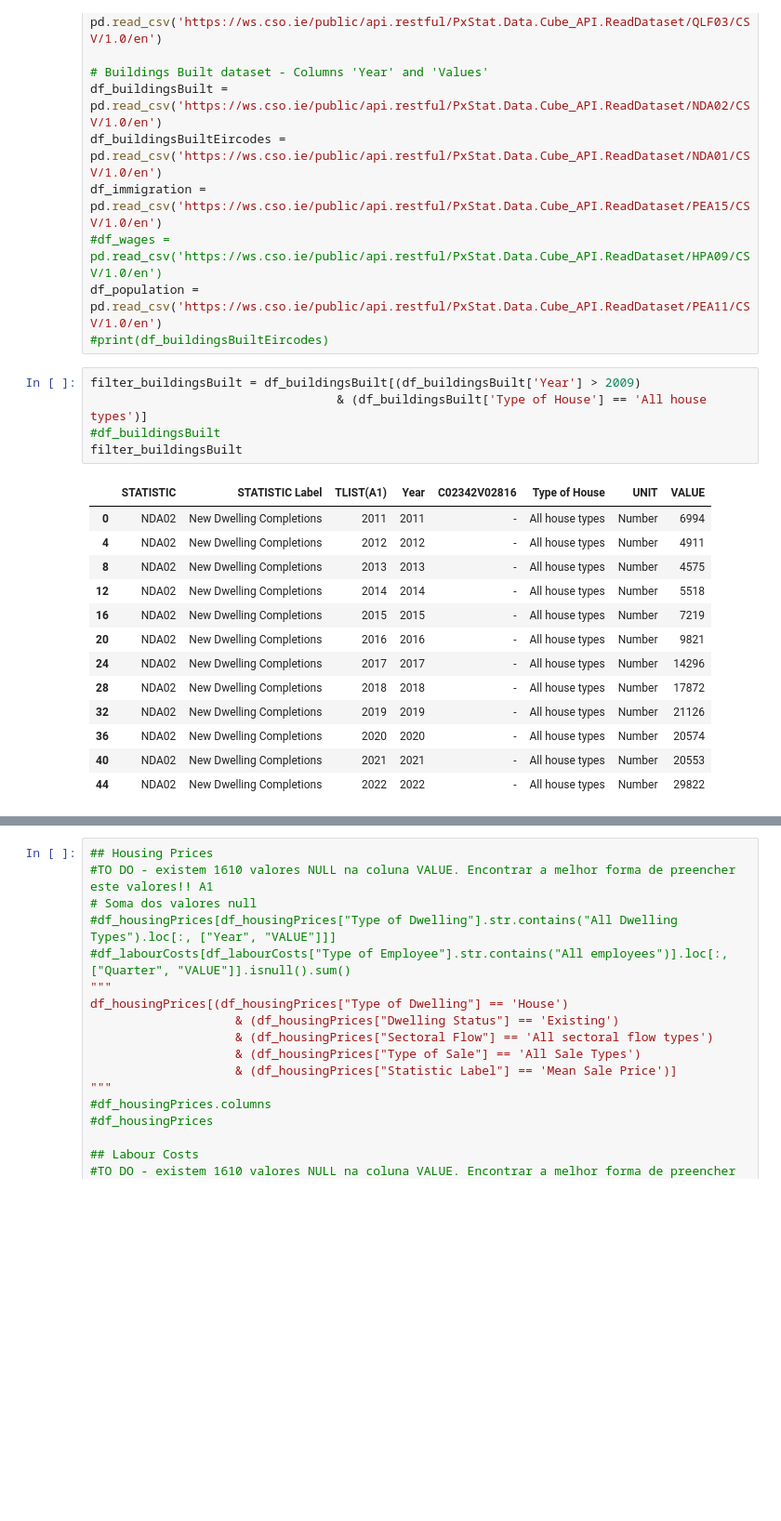
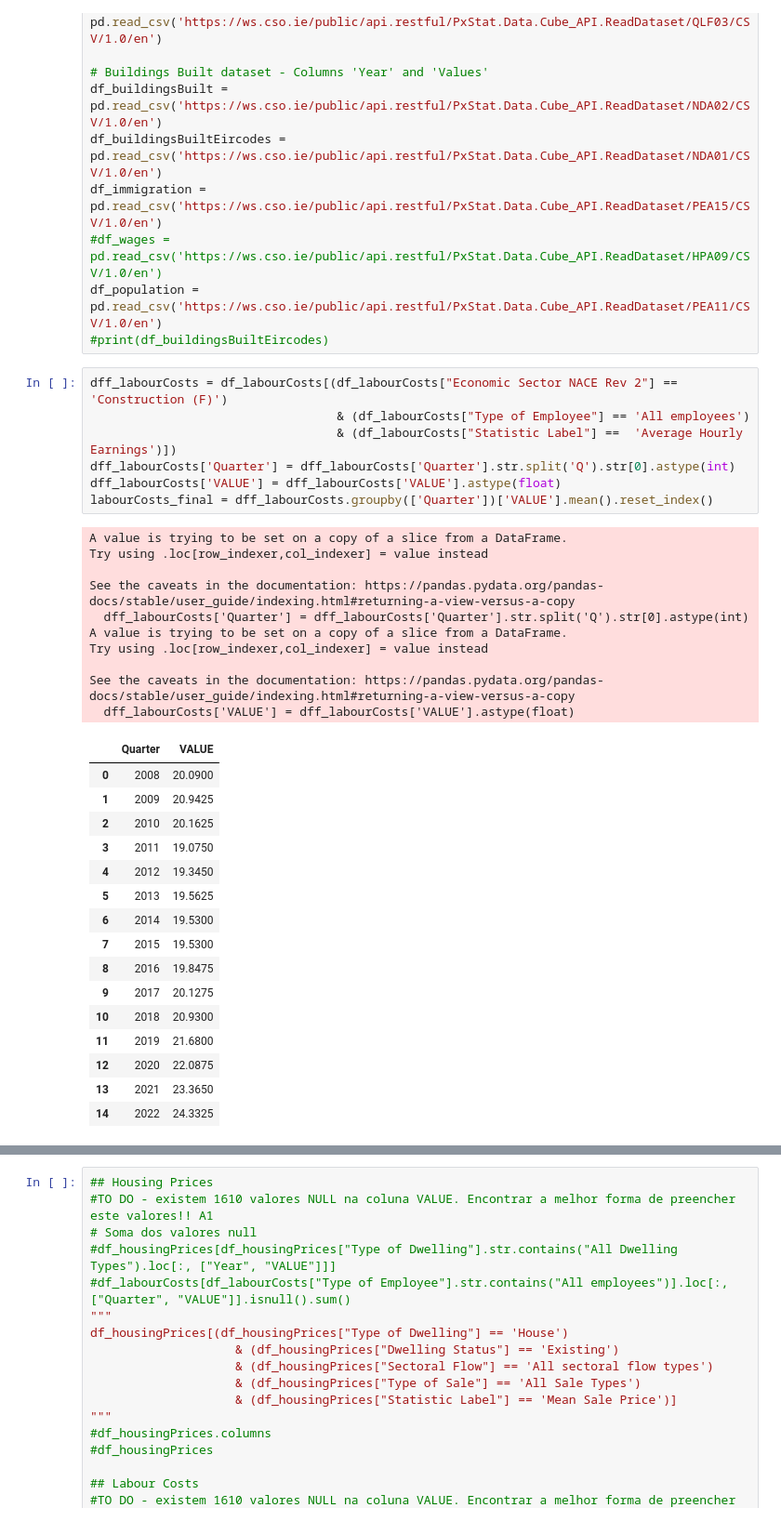
Before and after one commit to sbs23003/CA-Contstruction-Industry, a Jupyter notebook: datasets.ipynb, the cells around one changed output, grey strips where cells are left out. Shown at 93% size. Drawn from its saved outputs; the diff is of its cells as text; blank space fills up the shorter version.

```diff
--- a/datasets.ipynb
+++ b/datasets.ipynb
@@ -24,25 +24,40 @@ df_immigration = pd.read_csv('https://ws.cso.ie/public/api.restful/PxStat.Data.C
 #df_wages = pd.read_csv('https://ws.cso.ie/public/api.restful/PxStat.Data.Cube_API.ReadDataset/HPA09/CSV/1.0/en')
 df_population = pd.read_csv('https://ws.cso.ie/public/api.restful/PxStat.Data.Cube_API.ReadDataset/PEA11/CSV/1.0/en')
 #print(df_buildingsBuiltEircodes)
-# %%
-filter_buildingsBuilt = df_buildingsBuilt[(df_buildingsBuilt['Year'] > 2009)
-                                  & (df_buildingsBuilt['Type of House'] == 'All house types')]
-#df_buildingsBuilt
-filter_buildingsBuilt
-# %% [output]
-|  | STATISTIC | STATISTIC Label | TLIST(A1) | Year | C02342V02816 | Type of House | UNIT | VALUE |
-| 0 | NDA02 | New Dwelling Completions | 2011 | 2011 | - | All house types | Number | 6994 |
-| 4 | NDA02 | New Dwelling Completions | 2012 | 2012 | - | All house types | Number | 4911 |
-| 8 | NDA02 | New Dwelling Completions | 2013 | 2013 | - | All house types | Number | 4575 |
-| 12 | NDA02 | New Dwelling Completions | 2014 | 2014 | - | All house types | Number | 5518 |
-| 16 | NDA02 | New Dwelling Completions | 2015 | 2015 | - | All house types | Number | 7219 |
-| 20 | NDA02 | New Dwelling Completions | 2016 | 2016 | - | All house types | Number | 9821 |
-| 24 | NDA02 | New Dwelling Completions | 2017 | 2017 | - | All house types | Number | 14296 |
-| 28 | NDA02 | New Dwelling Completions | 2018 | 2018 | - | All house types | Number | 17872 |
-| 32 | NDA02 | New Dwelling Completions | 2019 | 2019 | - | All house types | Number | 21126 |
-| 36 | NDA02 | New Dwelling Completions | 2020 | 2020 | - | All house types | Number | 20574 |
-| 40 | NDA02 | New Dwelling Completions | 2021 | 2021 | - | All house types | Number | 20553 |
-| 44 | NDA02 | New Dwelling Completions | 2022 | 2022 | - | All house types | Number | 29822 |
+# %%
+dff_labourCosts = df_labourCosts[(df_labourCosts["Economic Sector NACE Rev 2"] == 'Construction (F)')
+                                  & (df_labourCosts["Type of Employee"] == 'All employees')
+                                  & (df_labourCosts["Statistic Label"] ==  'Average Hourly Earnings')])
+dff_labourCosts['Quarter'] = dff_labourCosts['Quarter'].str.split('Q').str[0].astype(int)
+dff_labourCosts['VALUE'] = dff_labourCosts['VALUE'].astype(float)
+labourCosts_final = dff_labourCosts.groupby(['Quarter'])['VALUE'].mean().reset_index()
+# %% [output]
+A value is trying to be set on a copy of a slice from a DataFrame.
+Try using .loc[row_indexer,col_indexer] = value instead
+
+See the caveats in the documentation: https://pandas.pydata.org/pandas-docs/stable/user_guide/indexing.html#returning-a-view-versus-a-copy
+  dff_labourCosts['Quarter'] = dff_labourCosts['Quarter'].str.split('Q').str[0].astype(int)
+A value is trying to be set on a copy of a slice from a DataFrame.
+Try using .loc[row_indexer,col_indexer] = value instead
+
+See the caveats in the documentation: https://pandas.pydata.org/pandas-docs/stable/user_guide/indexing.html#returning-a-view-versus-a-copy
+  dff_labourCosts['VALUE'] = dff_labourCosts['VALUE'].astype(float)
+|  | Quarter | VALUE |
+| 0 | 2008 | 20.0900 |
+| 1 | 2009 | 20.9425 |
+| 2 | 2010 | 20.1625 |
+| 3 | 2011 | 19.0750 |
+| 4 | 2012 | 19.3450 |
+| 5 | 2013 | 19.5625 |
+| 6 | 2014 | 19.5300 |
+| 7 | 2015 | 19.5300 |
+| 8 | 2016 | 19.8475 |
+| 9 | 2017 | 20.1275 |
+| 10 | 2018 | 20.9300 |
+| 11 | 2019 | 21.6800 |
+| 12 | 2020 | 22.0875 |
+| 13 | 2021 | 23.3650 |
+| 14 | 2022 | 24.3325 |
 # %%
 new_df = pd.DataFrame()
 import re
```
Also changed, not shown: parts of 4 cells of this notebook.
